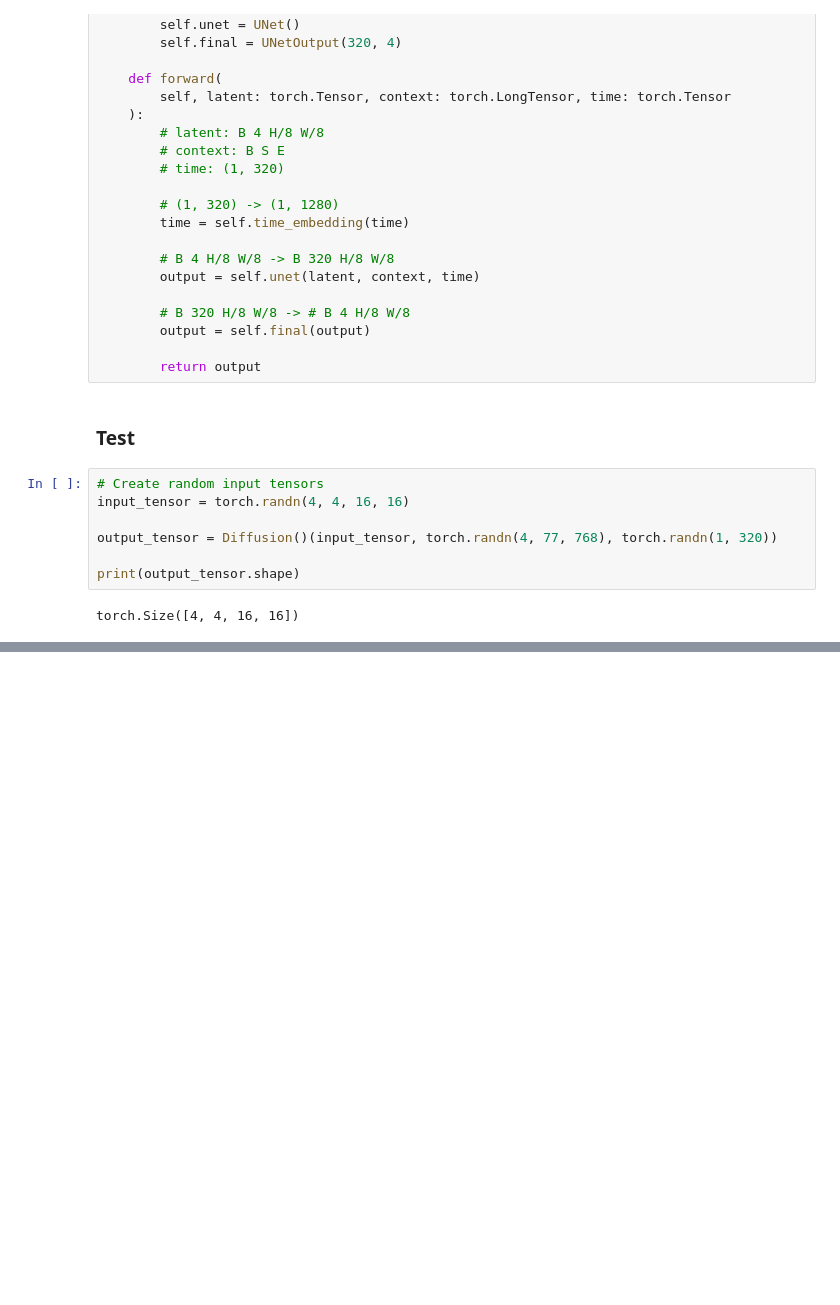
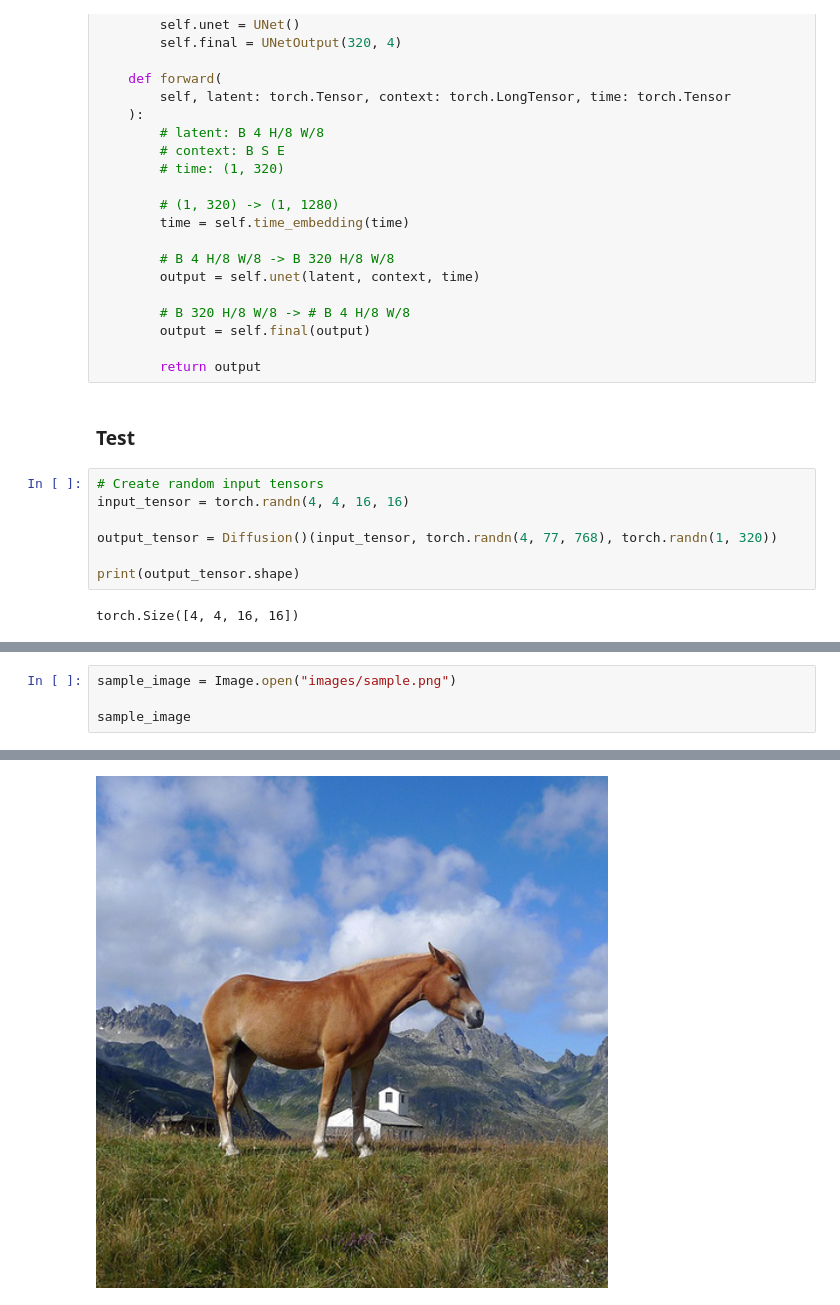
Before and after one commit to lakshyaag/Deep-Learning-From-Scratch, a Jupyter notebook: Stable Diffusion/scratch.ipynb, the cells around one changed output, grey strips where cells are left out. Drawn from its saved outputs; the diff is of its cells as text; blank space fills up the shorter version.

```diff
--- a/Stable Diffusion/scratch.ipynb
+++ b/Stable Diffusion/scratch.ipynb
@@ -916,0 +1055,5 @@ torch.Size([4, 4, 16, 16])
+# %%
+sample_image = Image.open("images/sample.png")
+
+sample_image
+# %% [output]
@@ -916,0 +1061 @@ torch.Size([4, 4, 16, 16])
+[figure, added]
```
Also changed, not shown: parts of 13 cells of this notebook, 7 other files.
